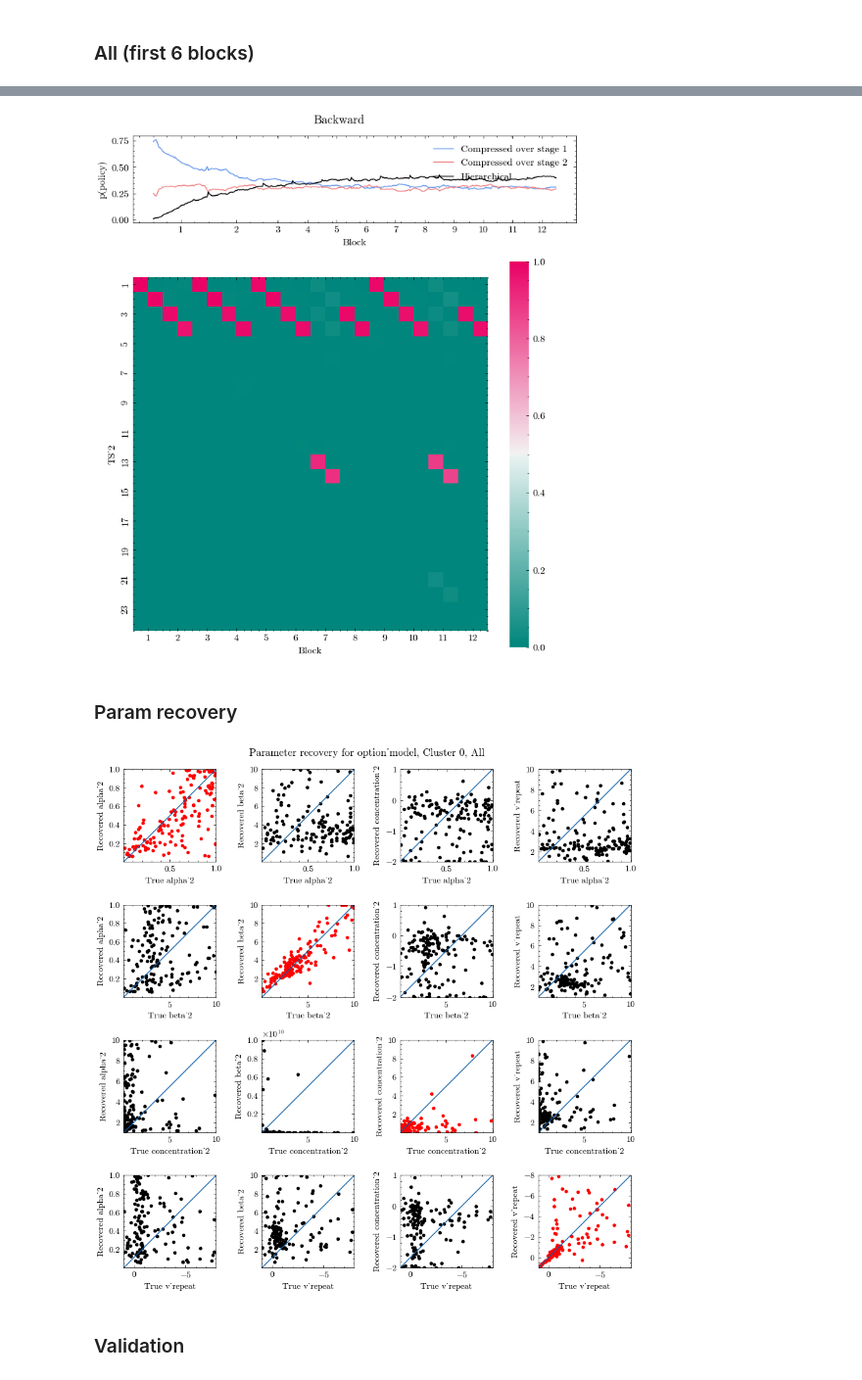
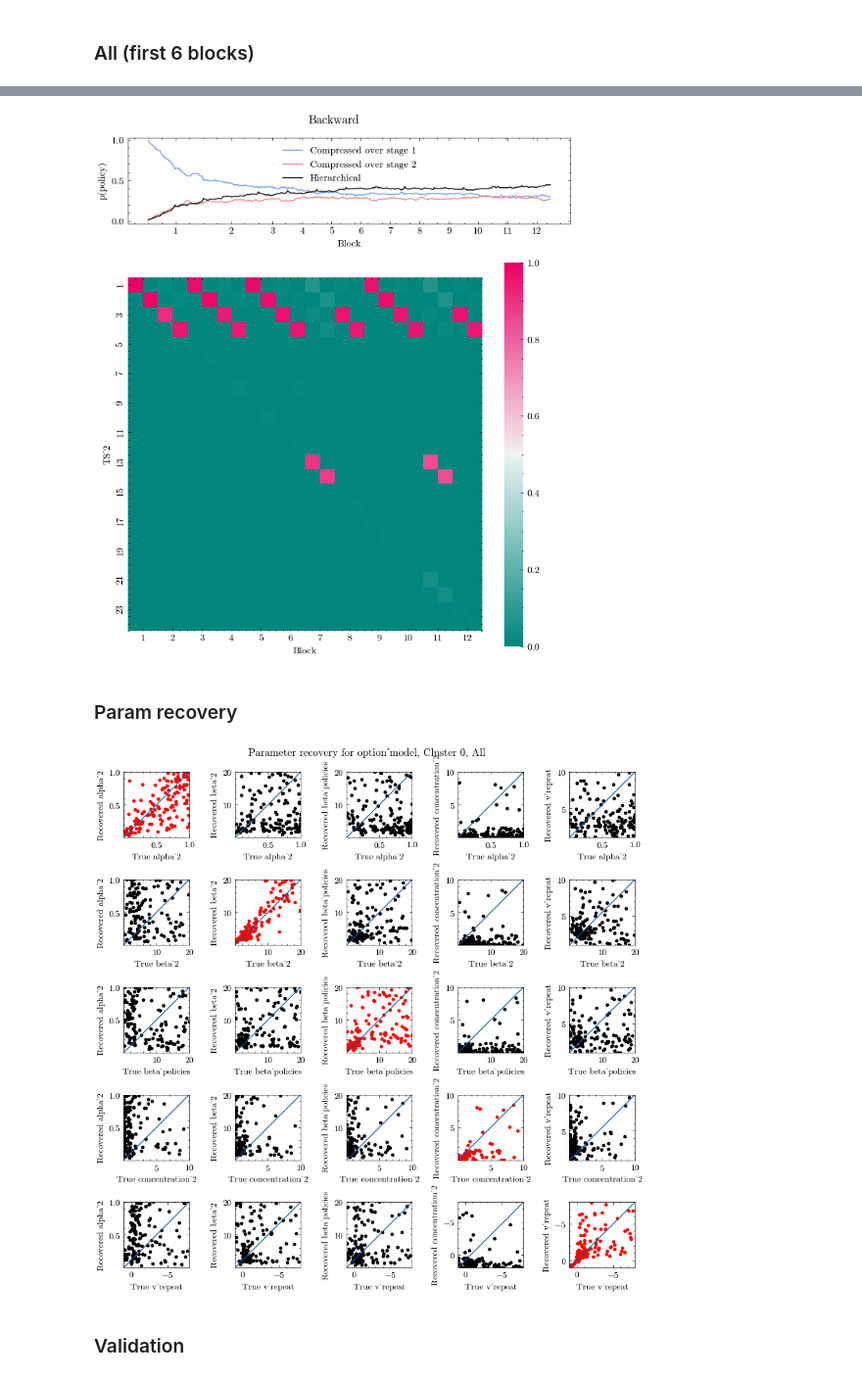
Before and after one commit to jl3676/learning_hierarchy, a Jupyter notebook: fit_models_first6.ipynb, the cells around one changed output, grey strips where cells are left out. Shown at 98% size. Cells and saved outputs as stored; diff of their text form; code cells hidden in the pictures.

```diff
--- a/fit_models_first6.ipynb
+++ b/fit_models_first6.ipynb
@@ -36,11 +36,11 @@ this_data = helpers.slice_data(all_data, meta_data, 'V1-V1', exp=[1,2], cluster=
 num_subject = all_data['tr'].shape[0]
 
 alpha_bounds = [1e-6, 1]
-beta_bounds = [1e-6, 10]
+beta_bounds = [1e-6, 20]
 concentration_bounds = [-2, 1]
 epsilon_bounds = [0, 1]
-bounds = [alpha_bounds, beta_bounds, concentration_bounds, epsilon_bounds]
-param_names = ['alpha_2', 'beta_2', 'concentration_2', 'v_repeat']
+bounds = [alpha_bounds, beta_bounds, beta_bounds, concentration_bounds, epsilon_bounds]
+param_names = ['alpha_2', 'beta_2', 'beta_policies', 'concentration_2', 'v_repeat']
 # %% [markdown]
 ### Backward structured model without meta-learning (fitted to Blocks 1-6)
 # %%
@@ -179,7 +179,7 @@ plotting.plot_validation_error_types(this_data, data_sim_backward_no_meta, data_
 # %%
 plotting.plot_validation_PTS(data_sim_backward, 'Backward', ntrials=5, cond='V1-V1', save_vector=True, pallette=None)
 # %% [output]
-[figure, old version]
+[figure, new version]
 # %% [markdown]
 ### Param recovery
 # %%
@@ -227,35 +227,35 @@ plt.figure(figsize=(9,9))
 for p in range(len(bounds)):
     for q in range(len(bounds)):
         ax = plt.subplot(len(bounds), len(bounds), p*len(bounds)+q+1)
         p_bounds = bounds[p].copy()
         q_bounds = bounds[q].copy()
 
         values_p = fitted_params[:,p]
         values_q = best_params_all[:,q]
         mult = -1 if 'v_repeat' in param_names[p] else 1
         add = 2 if 'v_repeat' in param_names[p] else 0
         if 'concentration' in param_names[p] or 'v_repeat' in param_names[p]:
             p_bounds[0] = 10**p_bounds[0] * mult + add
             p_bounds[1] = 10**p_bounds[1] * mult + add
             values_p = 10**values_p * mult + add
-        if 'concentration' in param_names[p] or 'v_repeat' in param_names[q]:
+        if 'concentration' in param_names[q] or 'v_repeat' in param_names[q]:
             q_bounds[0] = 10**q_bounds[0] * mult + add
             q_bounds[1] = 10**q_bounds[1] * mult + add
             values_q = 10**values_q * mult + add
         color = 'r' if p == q else 'k'
         plt.plot(values_p, values_q, '.', color=color)
         plt.plot([p_bounds[0],p_bounds[1]], [q_bounds[0], q_bounds[1]])
         plt.xlim(p_bounds)
         plt.ylim(q_bounds)
         plt.xlabel(f'True {param_names[p]}')
         plt.ylabel(f'Recovered {param_names[q]}')
         ax.set_box_aspect(1)
 
 plt.suptitle(f'Parameter recovery for {this_model}, Cluster {cluster}, {condition}')
 plt.tight_layout()
 plt.show()
 # %% [output]
-[figure, old version]
+[figure, new version]
 # %% [markdown]
 ### Validation
 # %%
```
Also changed, not shown: parts of 6 cells of this notebook, 8 other files.
